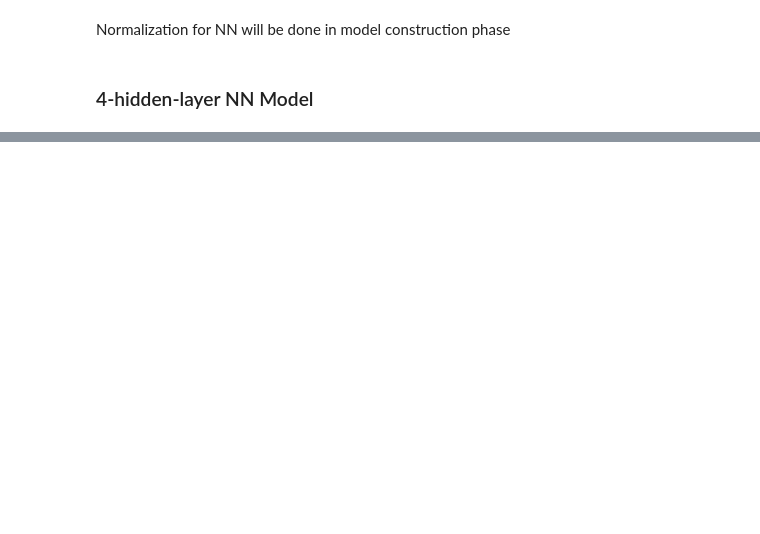
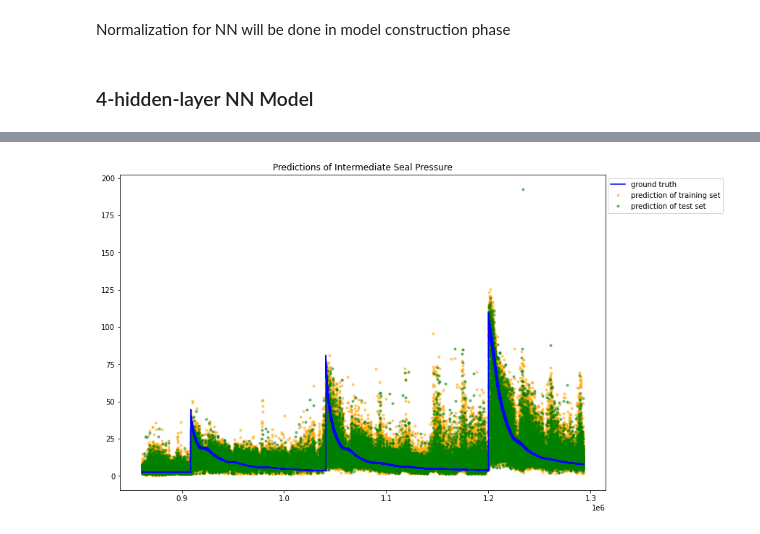
Before and after one commit to chen-xin-94/trelleborg, a Jupyter notebook: scripts/training/V27/Autoencoder_NoCompression.ipynb, the cells around one changed output, grey strips where cells are left out. Saved outputs shown, nothing was run; the diff lists cells and outputs as text; code cells hidden in the pictures; blank space fills up the shorter version.

```diff
--- a/scripts/training/V27/Autoencoder_NoCompression.ipynb
+++ b/scripts/training/V27/Autoencoder_NoCompression.ipynb
@@ -743,4 +846,6 @@ plot_one_gt_train_test(Y,y_,idx_train_sort,idx_test_sort,F,L,"Prediction of Inte
 # %%
 F = L
 L = F + len_p200
-plot_one_gt_train_test(Y,y_,idx_train_sort,idx_test_sort,F,L,"Predictions of Intermediate Seal Pressure"))
+plot_one_gt_train_test(Y,y_,idx_train_sort,idx_test_sort,F,L,"Predictions of Intermediate Seal Pressure")
+# %% [output]
+[figure, added]
```
Also changed, not shown: parts of 33 cells of this notebook, 5 other files.
